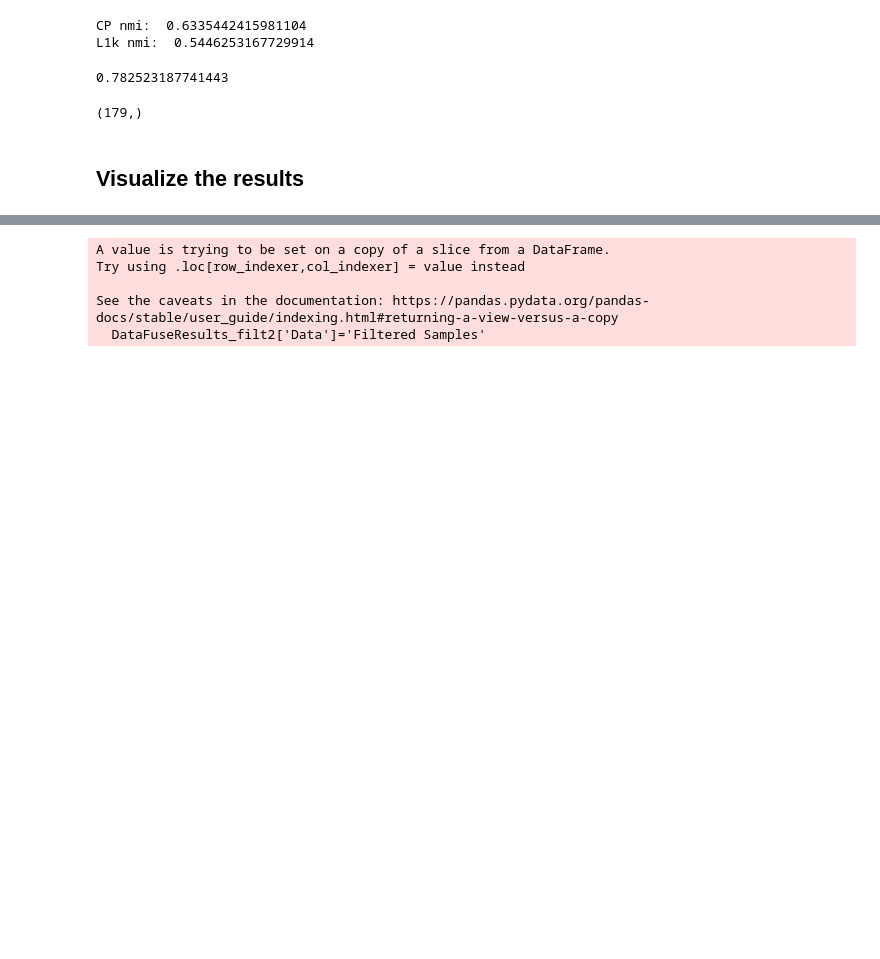
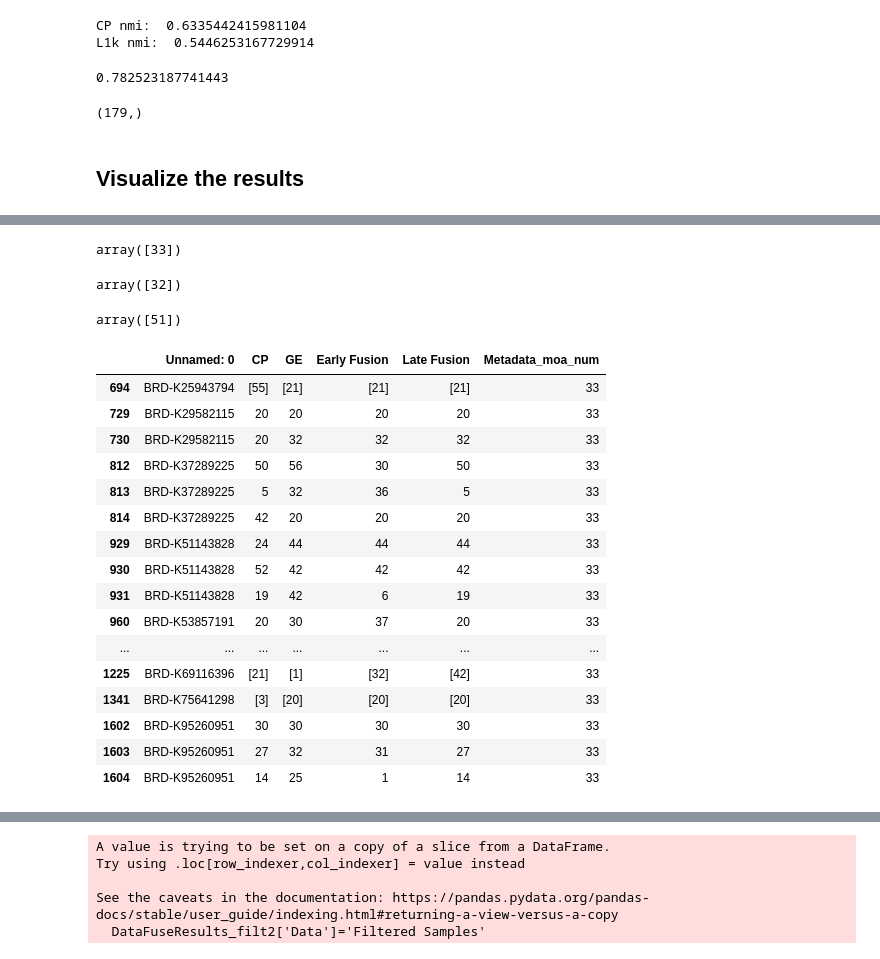
Before and after one commit to carpenter-singh-lab/2022_Haghighi_NatureMethods, a Jupyter notebook: 2-Modality_Integration.ipynb, the cells around one changed output, grey strips where cells are left out. Saved outputs shown, nothing was run; the diff lists cells and outputs as text; code cells hidden in the pictures; blank space fills up the shorter version.

```diff
--- a/2-Modality_Integration.ipynb
+++ b/2-Modality_Integration.ipynb
@@ -1093,0 +1088,34 @@ dtype: float64
+# %%
+res_df=pd.DataFrame(columns=['Modality','Model'])
+
+scores_mlp=saved_scores['fC-LINCS-nvs-filt-preds-mlp-ht']
+
+for dd in ['CP', 'GE', 'Early Fusion', 'Late Fusion']:
+    scor_vals=scores_mlp[dd].apply(lambda x: int(eval(x)[0]) if type(x)==str else x)
+    f1=f1_score(scor_vals,scores_mlp.Metadata_moa_num.values, average='weighted')
+    temp_df = pd.DataFrame(data={'Modality': [dd], 'Model': ['MLP'],'F1-score':[f1*100]})
+    res_df=res_df.append(temp_df)
+
+
+scores_mlp=saved_scores['fC-LINCS-nvs-filt-preds-lr-ht']
+
+for dd in ['CP', 'GE', 'Early Fusion', 'Late Fusion']:
+    scor_vals=scores_mlp[dd].apply(lambda x: int(eval(x)[0]) if type(x)==str else x)
+    f1=f1_score(scores_mlp.Metadata_moa_num.values,scor_vals, average='weighted')
+    temp_df = pd.DataFrame(data={'Modality': [dd], 'Model': ['Logistic R'],'F1-score':[f1*100]})
+    res_df=res_df.append(temp_df)
+
+scores_mlp=saved_scores['fCCA-LINCS-nvs-filt-preds-lr-ht']
+for dd in ['Late Fusion']:
+    scor_vals=scores_mlp[dd].apply(lambda x: int(eval(x)[0]) if type(x)==str else x)
+    f1=f1_score(scores_mlp.Metadata_moa_num.values,scor_vals, average='weighted')
+    temp_df = pd.DataFrame(data={'Modality': [dd+' - CCA'], 'Model': ['Logistic R'],'F1-score':[f1*100]})
+    res_df=res_df.append(temp_df)
+
+
+scores_mlp=saved_scores['fCCA-LINCS-nvs-filt-preds-mlp-ht']
+for dd in ['Late Fusion']:
+    scor_vals=scores_mlp[dd].apply(lambda x: int(eval(x)[0]) if type(x)==str else x)
+    f1=f1_score(scores_mlp.Metadata_moa_num.values,scor_vals, average='weighted')
+    temp_df = pd.DataFrame(data={'Modality': [dd+' - CCA'], 'Model': ['MLP'],'F1-score':[f1*100]})
+    res_df=res_df.append(temp_df)
@@ -1093,0 +1168,32 @@ dtype: float64
+# %%
+le.transform(['dopamine receptor antagonist|serotonin receptor antagonist'])
+# %% [output]
+array([33])
+# %%
+le.transform(['dopamine receptor antagonist'])
+# %% [output]
+array([32])
+# %%
+le.transform(['serotonin receptor antagonist'])
+# %% [output]
+array([51])
+# %%
+scores_mlp[scores_mlp['Metadata_moa_num']==33]
+# %% [output]
+|  | Unnamed: 0 | CP | GE | Early Fusion | Late Fusion | Metadata_moa_num |
+| 694 | BRD-K25943794 | [55] | [21] | [21] | [21] | 33 |
+| 729 | BRD-K29582115 | 20 | 20 | 20 | 20 | 33 |
+| 730 | BRD-K29582115 | 20 | 32 | 32 | 32 | 33 |
+| 812 | BRD-K37289225 | 50 | 56 | 30 | 50 | 33 |
+| 813 | BRD-K37289225 | 5 | 32 | 36 | 5 | 33 |
+| 814 | BRD-K37289225 | 42 | 20 | 20 | 20 | 33 |
+| 929 | BRD-K51143828 | 24 | 44 | 44 | 44 | 33 |
+| 930 | BRD-K51143828 | 52 | 42 | 42 | 42 | 33 |
+| 931 | BRD-K51143828 | 19 | 42 | 6 | 19 | 33 |
+| 960 | BRD-K53857191 | 20 | 30 | 37 | 20 | 33 |
+| ... | ... | ... | ... | ... | ... | ... |
+| 1225 | BRD-K69116396 | [21] | [1] | [32] | [42] | 33 |
+| 1341 | BRD-K75641298 | [3] | [20] | [20] | [20] | 33 |
+| 1602 | BRD-K95260951 | 30 | 30 | 30 | 30 | 33 |
+| 1603 | BRD-K95260951 | 27 | 32 | 31 | 27 | 33 |
+| 1604 | BRD-K95260951 | 14 | 25 | 1 | 14 | 33 |
```
Also changed, not shown: parts of 55 cells of this notebook, 5 other files.
